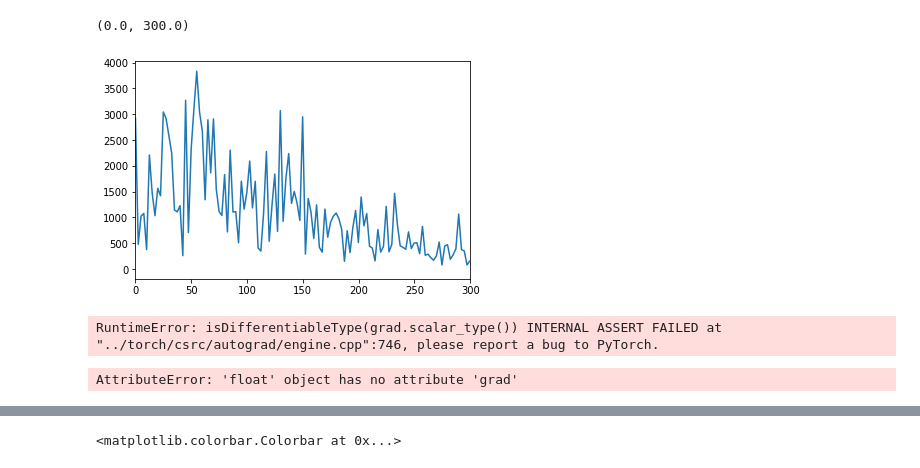
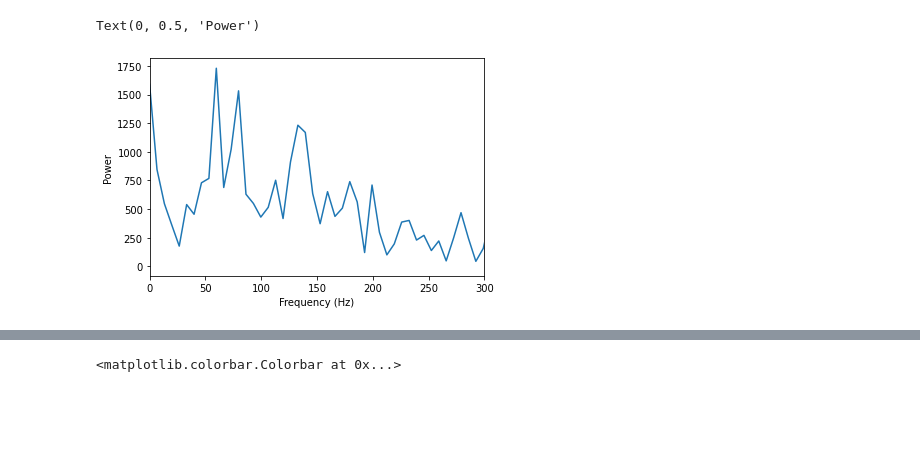
Before and after one commit to ntolley/bayesian_surrogates, a Jupyter notebook: surrogate_network.ipynb, the cells around one changed output, grey strips where cells are left out. Drawn from its saved outputs; the diff is of its cells as text; code cells hidden in the pictures; blank space fills up the shorter version.

Commit message:
grad descent

```diff
--- a/surrogate_network.ipynb
+++ b/surrogate_network.ipynb
@@ -50,7 +51,7 @@ prior = UniformPrior(parameters=list(prior_dict.keys()))
 hnn_core_root = op.dirname(hnn_core.__file__)
 params_fname = op.join(hnn_core_root, 'param', 'default.json')
 params = read_params(params_fname)
-params.update({'N_pyr_x': 3, 'N_pyr_y': 3})
+params.update({'N_pyr_x': 5, 'N_pyr_y': 5})
 
 net = calcium_model(params)
 
@@ -83,8 +84,8 @@ beta_tuning_param_function(net, theta_dict, rate=10)
 net_drive = net.copy()
 net_drive.clear_connectivity()
 net_connectivity = net.copy()
-_ = simulate_dipole(net_drive, dt=0.5, tstop=1000, record_vsec='all', record_isec='all', record_dcell=True)
-_ = simulate_dipole(net_connectivity, dt=0.5, tstop=1, record_vsec='all', record_isec='all', record_dcell=True)
+_ = simulate_dipole(net_drive, dt=dt, tstop=1000, record_vsec='all', record_isec='all', record_dcell=True)
+_ = simulate_dipole(net_connectivity, dt=dt, tstop=1, record_vsec='all', record_isec='all', record_dcell=True)
 
 network_data_drive = Network_Data(net_drive, soma_filter=True)
 network_data_connectivity = Network_Data(net_connectivity, soma_filter=True)
@@ -178,12 +179,12 @@ class model_network(nn.Module):
         self.network_data = network_data
         self.connectivity_dict = network_data.connectivity_dict.copy()
 
-        self.EI_dict = dict()
+        EI_dict = dict()
         for cell_type, conn in self.connectivity_dict.items():
             self.connectivity_dict[cell_type] = torch.from_numpy(conn).float().to(device)
-            self.EI_dict[cell_type] = dict()
             for target_type, _ in self.connectivity_dict.items():
-                self.EI_dict[cell_type][target_type] = nn.Parameter(torch.tensor(1.0).requires_grad_(True).to(device))
+                EI_dict[f'{cell_type}_{target_type}'] = torch.tensor(1.0).requires_grad_(True).to(device)
+        self.EI_dict = nn.ParameterDict(EI_dict)
 
         self.delay_matrix = network_data.delay_matrix
 
@@ -285,7 +286,7 @@ class model_network(nn.Module):
                 for target_type in cell_names:
                     input_spikes_dict[target_type][:, time_idx+1, :] += \
                         torch.matmul(self.connectivity_dict[target_type][:, :, self.gid_ranges[cell_type]], \
-                            spike_mask * self.EI_dict[cell_type][target_type])
+                            spike_mask * (self.EI_dict[f'{cell_type}_{target_type}'] ** 2))
 
         return (torch.stack(pred_y_dict['L2_basket']), torch.stack(pred_y_dict['L2_pyramidal']),
                 torch.stack(pred_y_dict['L5_basket']), torch.stack(pred_y_dict['L5_pyramidal']))
@@ -318,7 +319,7 @@ input_spike_dict = dict()
 for cell_type in net.cell_types:
     gid_list = net.gid_ranges[cell_type]
     input_spike_dict[cell_type] = torch.from_numpy(
-        np.stack([network_data_drive.input_spike_dict[gid].T for gid in gid_list])).float()[:, :1000, :].to(device)
+        np.stack([network_data_drive.input_spike_dict[gid].T for gid in gid_list])).float()[:, :500, :].to(device)
 # %%
 # with torch.no_grad():
 #     model.eval()
@@ -369,14 +366,8 @@ relative_power = - (power / total_power)
 # %%
 plt.plot(freq.detach().cpu().numpy(), out_fft.detach().cpu().numpy())
 plt.xlim(0, 300)
+plt.xlabel('Frequency (Hz)')
+plt.ylabel('Power')
 # %% [output]
-(0.0, 300.0)
+Text(0, 0.5, 'Power')
-[figure, old version]
+[figure, new version]
-# %%
-relative_power.backward()
-# %% [output]
-RuntimeError: isDifferentiableType(grad.scalar_type()) INTERNAL ASSERT FAILED at "../torch/csrc/autograd/engine.cpp":746, please report a bug to PyTorch.
-# %%
-model.EI_dict['L5_basket']['L5_pyramidal'].grad
-# %% [output]
-AttributeError: 'float' object has no attribute 'grad'
```
Also changed, not shown: parts of 15 cells of this notebook.
